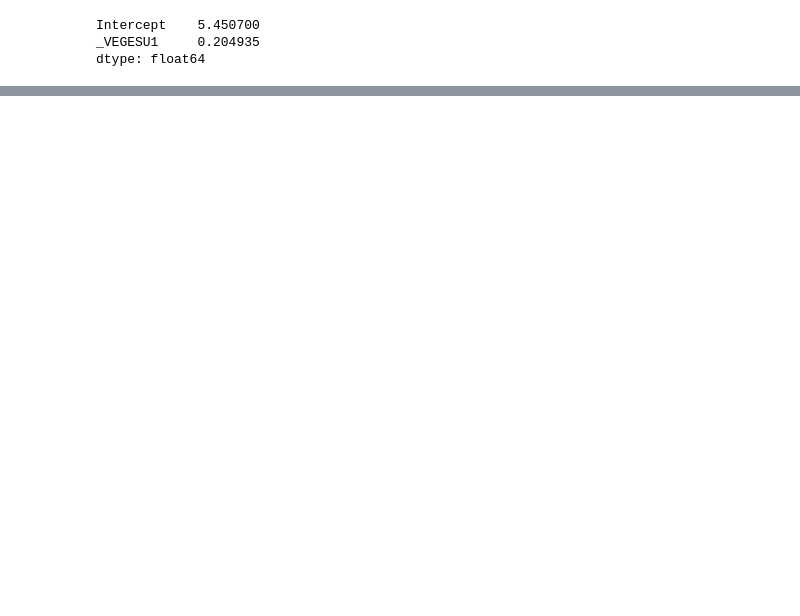
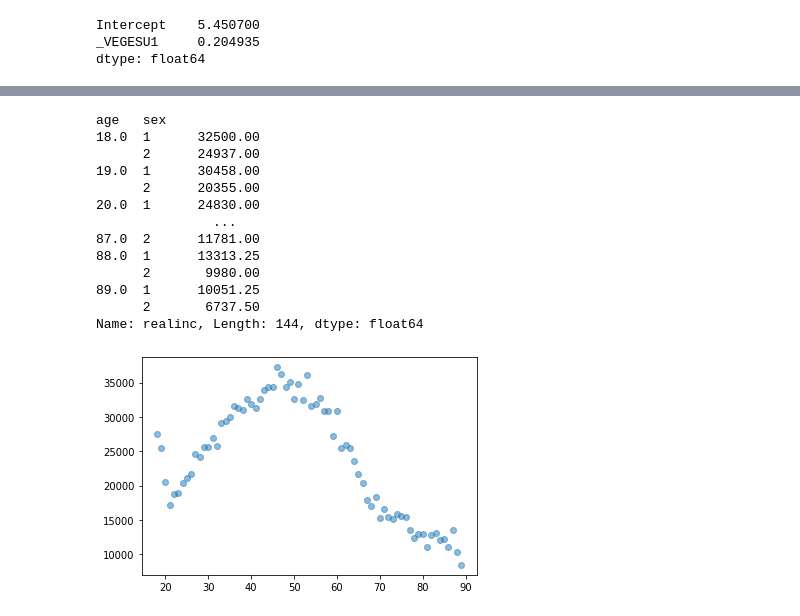
Before and after one commit to johnhhu2020/DataCamp-Data-Scientist-with-Python-Track, a Jupyter notebook: DataCamp Exploratory Data Analysis in Python.ipynb, the cells around one changed output, grey strips where cells are left out. Saved outputs shown, nothing was run; the diff lists cells and outputs as text; code cells hidden in the pictures; blank space fills up the shorter version.

```diff
--- a/DataCamp Exploratory Data Analysis in Python.ipynb
+++ b/DataCamp Exploratory Data Analysis in Python.ipynb
@@ -2038,0 +2131,15 @@ dtype: float64
+# %%
+gss = pd.read_hdf('gss.hdf5', 'gss')
+print(gss.head())
+
+
+import statsmodels.formula.api as smf    # ==========================================================================
+
+results = smf.ols('realinc ~ educ', data=gss).fit()    # ============================================================
+
+print(results.params)
+
+
+
+result2 = smf.ols('realinc ~ educ + age + sex', data=gss).fit()
+print(result2.params)
@@ -2038,0 +2161,21 @@ dtype: float64
+# %%
+print(gss.groupby(['age', 'sex'])['realinc'].median())
+
+
+plt.plot(gss.groupby(['age'])['realinc'].median(), 'o', alpha=0.5)    # =============================================
+plt.show()
+# %% [output]
+age   sex
+18.0  1      32500.00
+      2      24937.00
+19.0  1      30458.00
+      2      20355.00
+20.0  1      24830.00
+               ...
+87.0  2      11781.00
+88.0  1      13313.25
+      2       9980.00
+89.0  1      10051.25
+      2       6737.50
+Name: realinc, Length: 144, dtype: float64
+[figure, added]
```
Also changed, not shown: parts of 9 cells of this notebook.
